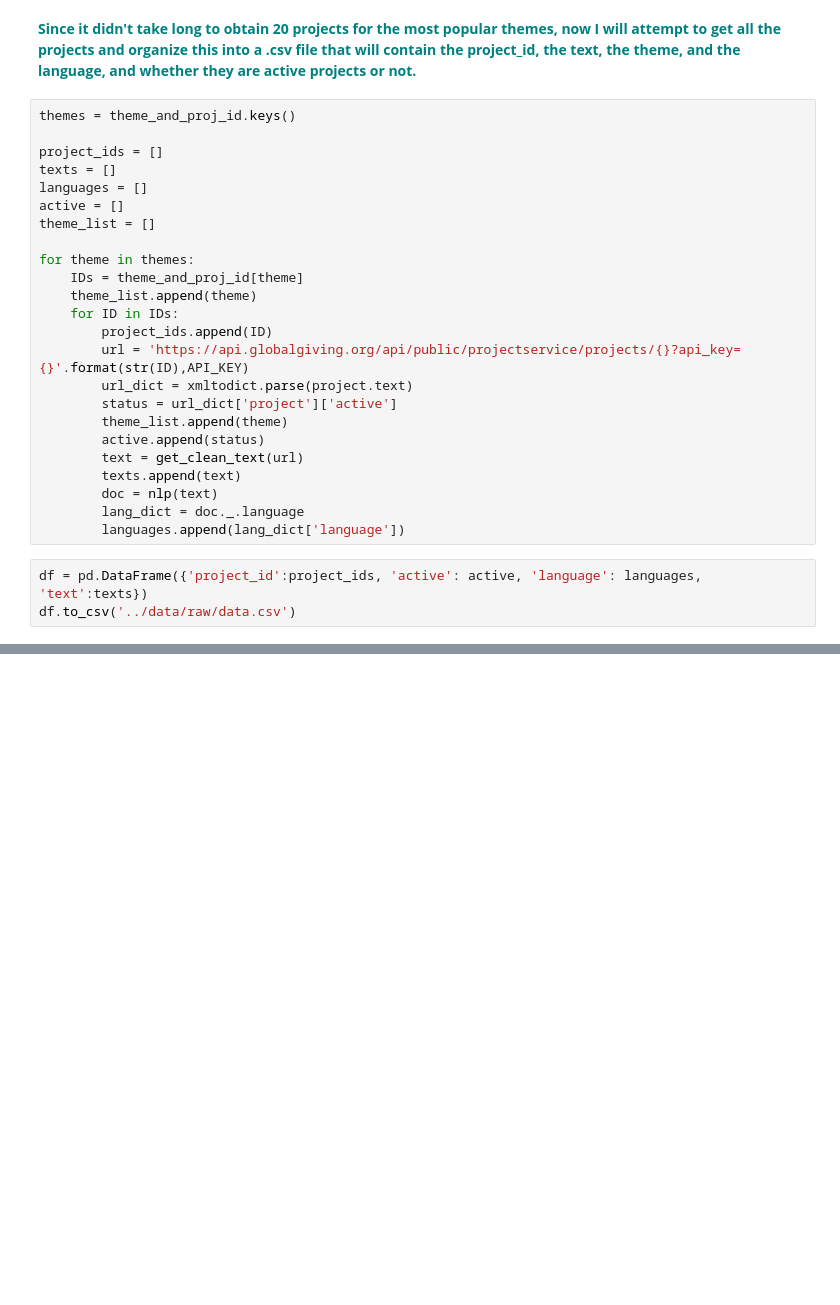
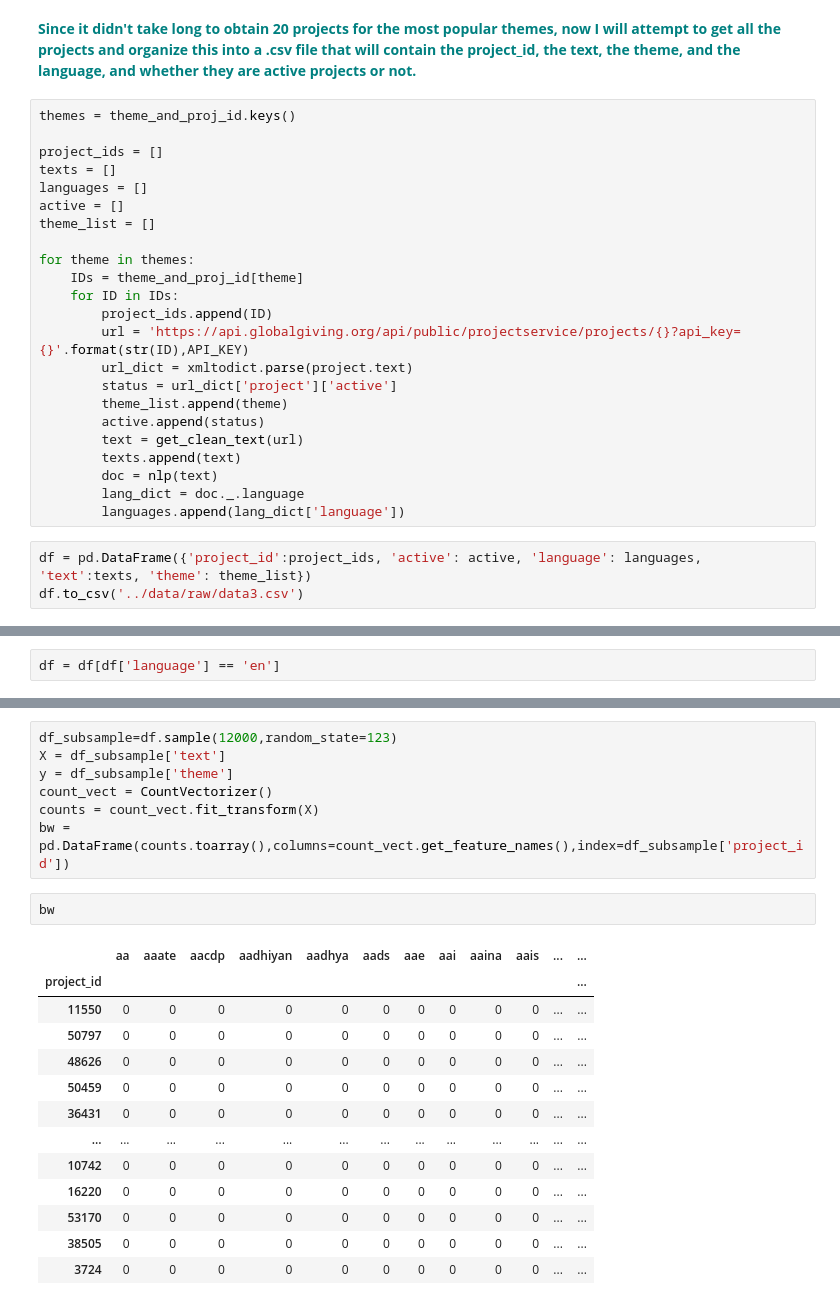
Before and after one commit to mbarona2/globalgiving-topic-classification, a Jupyter notebook: globalgiving-topic-classification/notebooks/01_data_wrangling.ipynb, the cells around one changed output, grey strips where cells are left out. Cells and saved outputs as stored; diff of their text form; blank space fills up the shorter version.

```diff
--- a/globalgiving-topic-classification/notebooks/01_data_wrangling.ipynb
+++ b/globalgiving-topic-classification/notebooks/01_data_wrangling.ipynb
@@ -356,7 +356,6 @@ theme_list = []
 
 for theme in themes:
     IDs = theme_and_proj_id[theme]
-    theme_list.append(theme)
     for ID in IDs:
         project_ids.append(ID)
         url = 'https://api.globalgiving.org/api/public/projectservice/projects/{}?api_key={}'.format(str(ID),API_KEY)
@@ -370,5 +369,5 @@ for theme in themes:
         lang_dict = doc._.language
         languages.append(lang_dict['language'])
 # %%
-df = pd.DataFrame({'project_id':project_ids, 'active': active, 'language': languages, 'text':texts})
-df.to_csv('../data/raw/data.csv')
+df = pd.DataFrame({'project_id':project_ids, 'active': active, 'language': languages, 'text':texts, 'theme': theme_list})
+df.to_csv('../data/raw/data3.csv')
@@ -374,0 +400,2 @@ df.to_csv('../data/raw/data.csv')
+# %%
+df = df[df['language'] == 'en']
@@ -374,0 +420,23 @@ df.to_csv('../data/raw/data.csv')
+# %%
+df_subsample=df.sample(12000,random_state=123)
+X = df_subsample['text']
+y = df_subsample['theme']
+count_vect = CountVectorizer()
+counts = count_vect.fit_transform(X)
+bw = pd.DataFrame(counts.toarray(),columns=count_vect.get_feature_names(),index=df_subsample['project_id'])
+# %%
+bw
+# %% [output]
+|  | aa | aaate | aacdp | aadhiyan | aadhya | aads | aae | aai | aaina | aais | ... | ... |
+| project_id |  |  |  |  |  |  |  |  |  |  |  | ... |
+| 11550 | 0 | 0 | 0 | 0 | 0 | 0 | 0 | 0 | 0 | 0 | ... | ... |
+| 50797 | 0 | 0 | 0 | 0 | 0 | 0 | 0 | 0 | 0 | 0 | ... | ... |
+| 48626 | 0 | 0 | 0 | 0 | 0 | 0 | 0 | 0 | 0 | 0 | ... | ... |
+| 50459 | 0 | 0 | 0 | 0 | 0 | 0 | 0 | 0 | 0 | 0 | ... | ... |
+| 36431 | 0 | 0 | 0 | 0 | 0 | 0 | 0 | 0 | 0 | 0 | ... | ... |
+| ... | ... | ... | ... | ... | ... | ... | ... | ... | ... | ... | ... | ... |
+| 10742 | 0 | 0 | 0 | 0 | 0 | 0 | 0 | 0 | 0 | 0 | ... | ... |
+| 16220 | 0 | 0 | 0 | 0 | 0 | 0 | 0 | 0 | 0 | 0 | ... | ... |
+| 53170 | 0 | 0 | 0 | 0 | 0 | 0 | 0 | 0 | 0 | 0 | ... | ... |
+| 38505 | 0 | 0 | 0 | 0 | 0 | 0 | 0 | 0 | 0 | 0 | ... | ... |
+| 3724 | 0 | 0 | 0 | 0 | 0 | 0 | 0 | 0 | 0 | 0 | ... | ... |
```
Also changed, not shown: parts of 17 cells of this notebook.
